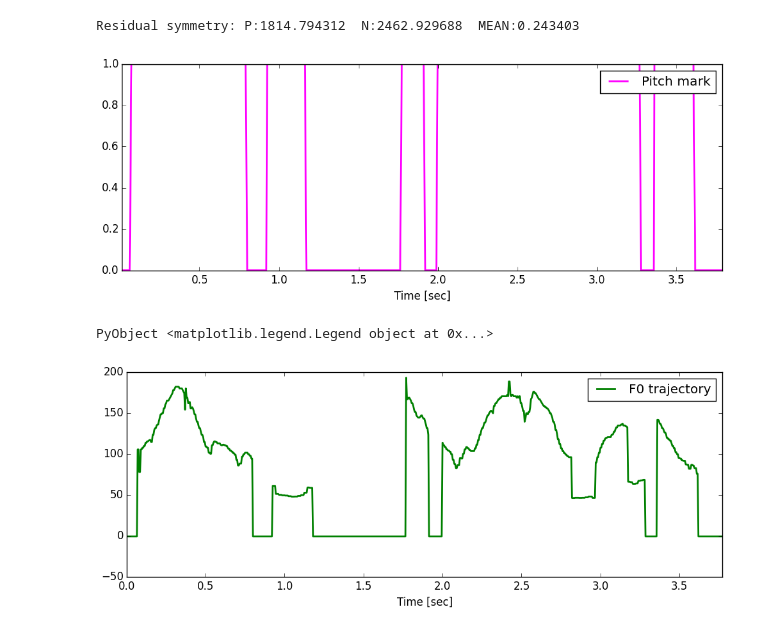
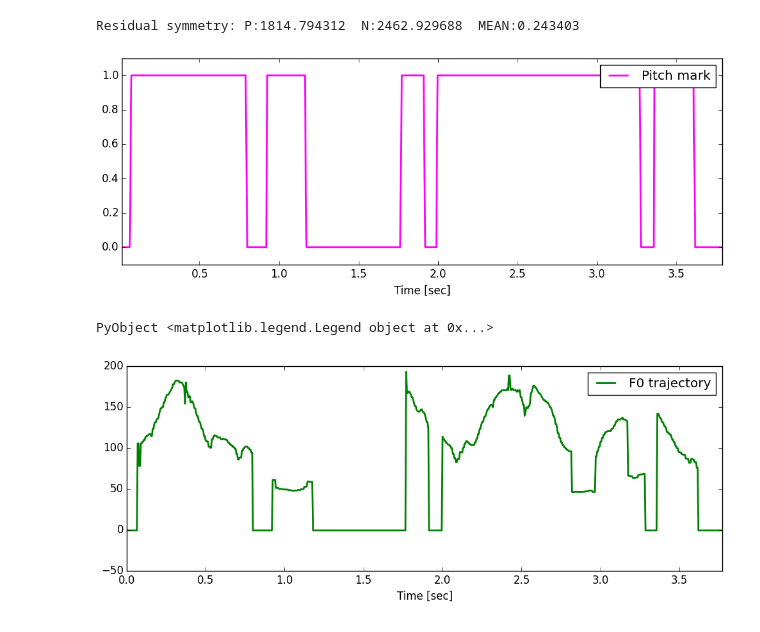
Before and after one commit to r9y9/REAPER.jl, a Jupyter notebook: examples/REAPER demo.ipynb, the cells around one changed output. Cells and saved outputs as stored; diff of their text form; code cells hidden in the pictures.

```diff
--- a/examples/REAPER demo.ipynb
+++ b/examples/REAPER demo.ipynb
@@ -22,11 +22,12 @@ Residual symmetry: P:1814.794312  N:2462.929688  MEAN:0.243403
 # %%
 figure(figsize=(12, 4), dpi=80, facecolor="w", edgecolor="k")
 plot(pm_times, pm, label="Pitch mark", linewidth=2, color=:magenta)
 xlabel("Time [sec]")
 xlim(pm_times[1], pm_times[end])
+ylim(-0.1, 1.1)
 legend()
 # %% [output]
-[figure, old version]
+[figure, new version]
 PyObject <matplotlib.legend.Legend object at 0x...>
 # %%
 figure(figsize=(12, 4), dpi=80, facecolor="w", edgecolor="k")
```
